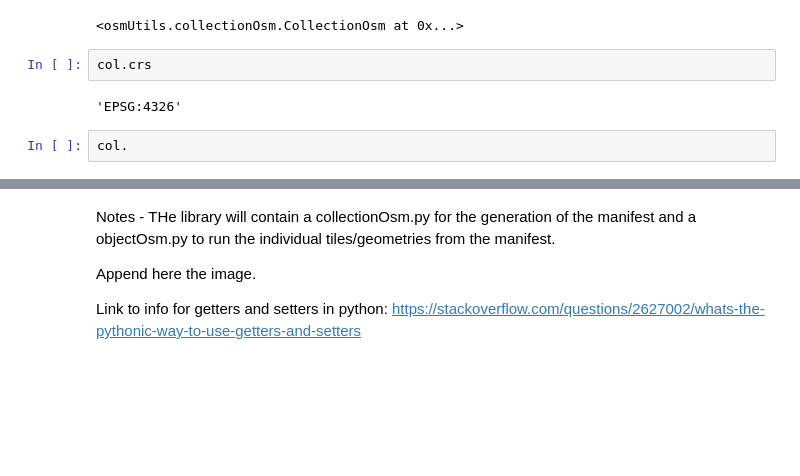
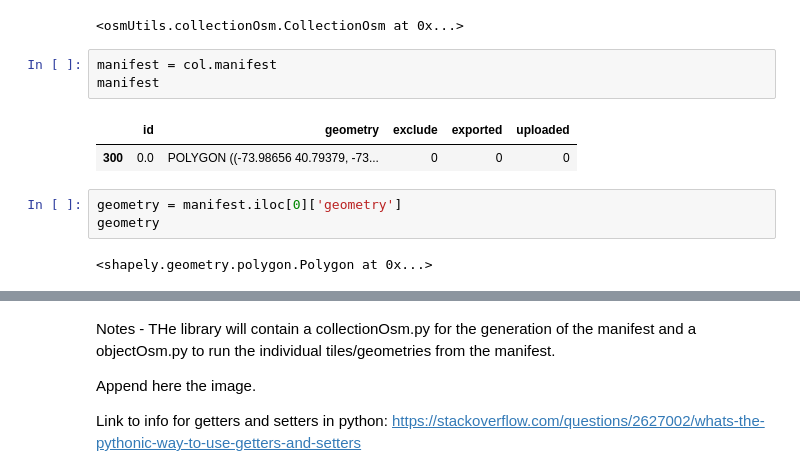
Before and after one commit to vizzTools/osmUtils, a Jupyter notebook: osmUtils_prototype.ipynb, the cells around one changed output, grey strips where cells are left out. Cells and saved outputs as stored; diff of their text form; blank space fills up the shorter version.

```diff
--- a/osmUtils_prototype.ipynb
+++ b/osmUtils_prototype.ipynb
@@ -60,9 +56,14 @@ Try using .loc[row_indexer,col_indexer] = value instead
 See the caveats in the documentation: https://pandas.pydata.org/pandas-docs/stable/user_guide/indexing.html#returning-a-view-versus-a-copy
   manifest['uploaded'] = 0
 <osmUtils.collectionOsm.CollectionOsm at 0x...>
-# %%
-col.crs
-# %% [output]
-'EPSG:4326'
-# %%
-col.
+# %%
+manifest = col.manifest
+manifest
+# %% [output]
+|  | id | geometry | exclude | exported | uploaded |
+| 300 | 0.0 | POLYGON ((-73.98656 40.79379, -73... | 0 | 0 | 0 |
+# %%
+geometry = manifest.iloc[0]['geometry']
+geometry
+# %% [output]
+<shapely.geometry.polygon.Polygon at 0x...>
```
Also changed, not shown: parts of 8 cells of this notebook, 4 other files.
